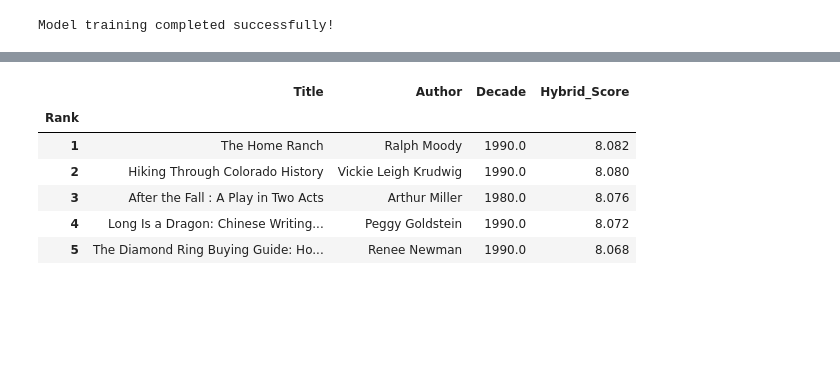
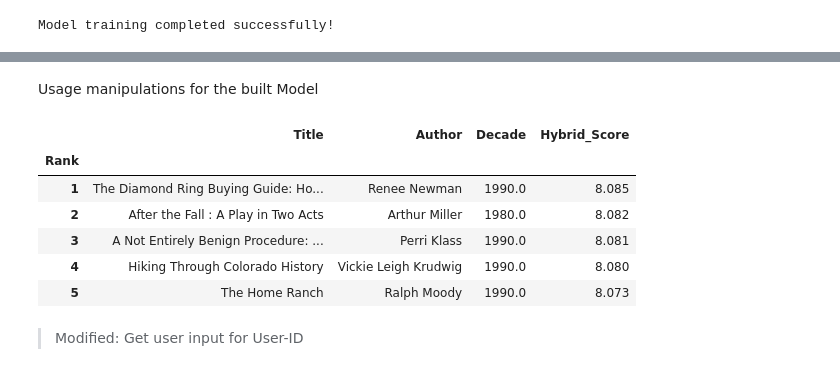
Before and after one commit to ruth-kitasi/Online-Book-Recommender-System, a Jupyter notebook: notebooks/Mbego.ipynb, the cells around one changed output, grey strips where cells are left out. Cells and saved outputs as stored; diff of their text form; code cells hidden in the pictures; blank space fills up the shorter version.

```diff
--- a/notebooks/Mbego.ipynb
+++ b/notebooks/Mbego.ipynb
@@ -1002,12 +987,16 @@ The Diamond Ring Buying Guide: How to Spot Value &amp; Avoid Ripoffs         Ren
+# %% [markdown]
+Usage manipulations for the built Model
 # %%
 
-recs = hybrid_recommend(user_id=50, model_components=model)
+recs = hybrid_recommend(user_id=2, model_components=model)
 display_recommendations(recs)
 # %% [output]
 |  | Title | Author | Decade | Hybrid_Score |
 | Rank |  |  |  |  |
-| 1 | The Home Ranch | Ralph Moody | 1990.0 | 8.082 |
-| 2 | Hiking Through Colorado History | Vickie Leigh Krudwig | 1990.0 | 8.080 |
-| 3 | After the Fall : A Play in Two Acts | Arthur Miller | 1980.0 | 8.076 |
-| 4 | Long Is a Dragon: Chinese Writing... | Peggy Goldstein | 1990.0 | 8.072 |
-| 5 | The Diamond Ring Buying Guide: Ho... | Renee Newman | 1990.0 | 8.068 |
+| 1 | The Diamond Ring Buying Guide: Ho... | Renee Newman | 1990.0 | 8.085 |
+| 2 | After the Fall : A Play in Two Acts | Arthur Miller | 1980.0 | 8.082 |
+| 3 | A Not Entirely Benign Procedure: ... | Perri Klass | 1990.0 | 8.081 |
+| 4 | Hiking Through Colorado History | Vickie Leigh Krudwig | 1990.0 | 8.080 |
+| 5 | The Home Ranch | Ralph Moody | 1990.0 | 8.073 |
+# %% [markdown]
+> Modified: Get user input for User-ID
```
Also changed, not shown: parts of 4 cells of this notebook.
